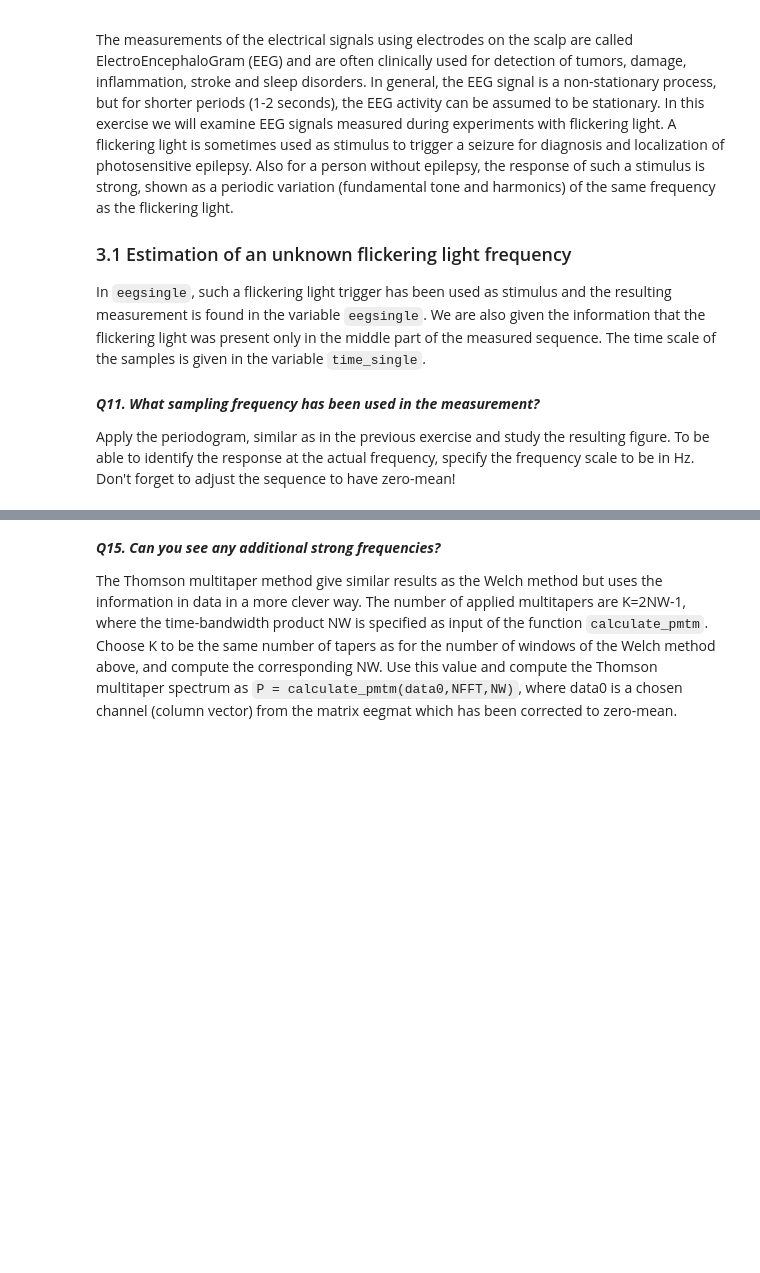
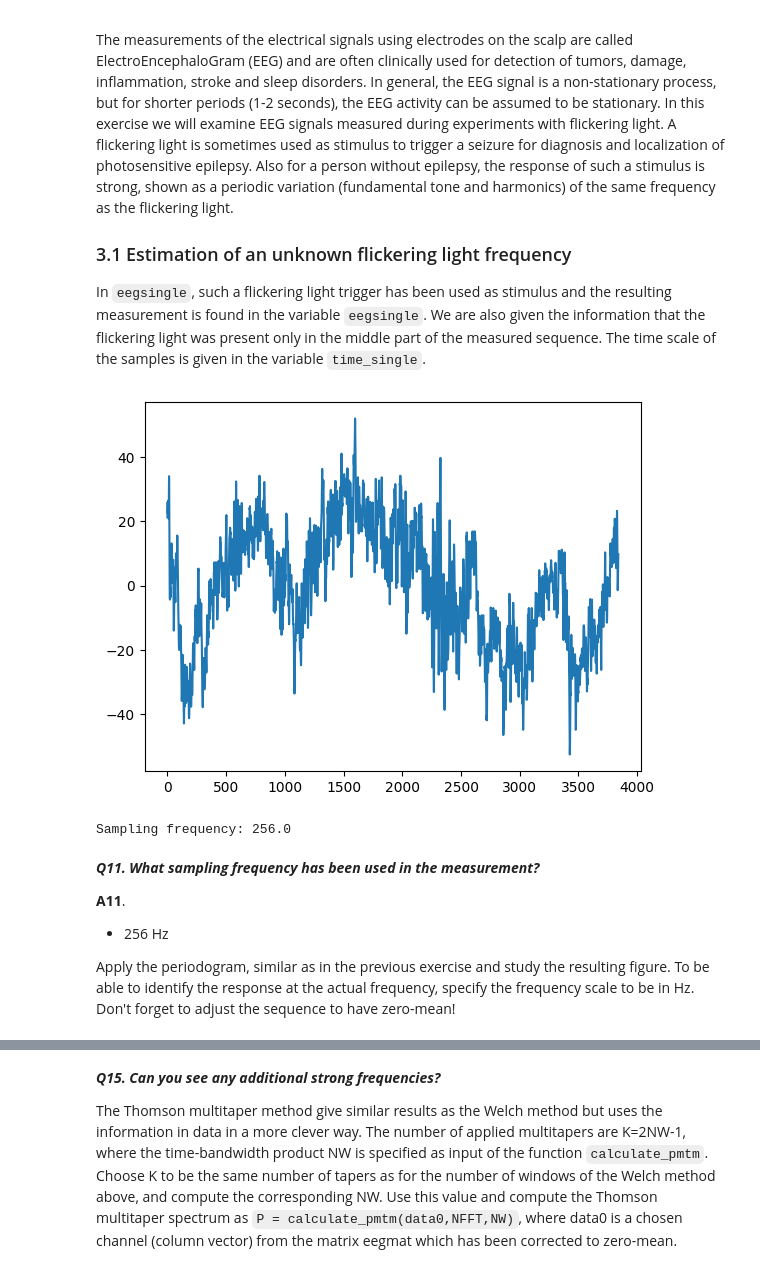
Before and after one commit to axellangenskiold/fmsf10, a Jupyter notebook: pythonLab3.ipynb, the cells around one changed output, grey strips where cells are left out. Saved outputs shown, nothing was run; the diff lists cells and outputs as text; code cells hidden in the pictures; blank space fills up the shorter version.

```diff
--- a/pythonLab3.ipynb
+++ b/pythonLab3.ipynb
@@ -472,4 +470,18 @@ In `eegsingle`, such a flickering light trigger has been used as stimulus and th
+# %%
+# Write your own code below
+plt.plot(eegsingle)
+plt.show()
+Ts = time_single[1] - time_single[0]
+fs = 1 / Ts
+print("Sampling frequency:", fs)
+# %% [output]
+[figure, added]
+Sampling frequency: 256.0
 # %% [markdown]
 ***Q11. What sampling frequency has been used in the measurement?***
 
+**A11**.
+
+- 256 Hz
+
 Apply the periodogram, similar as in the previous exercise and study the resulting figure. To be able to identify the response at the actual frequency, specify the frequency scale to be in Hz. Don't forget to adjust the sequence to have zero-mean!
```
Also changed, not shown: parts of 10 cells of this notebook.
